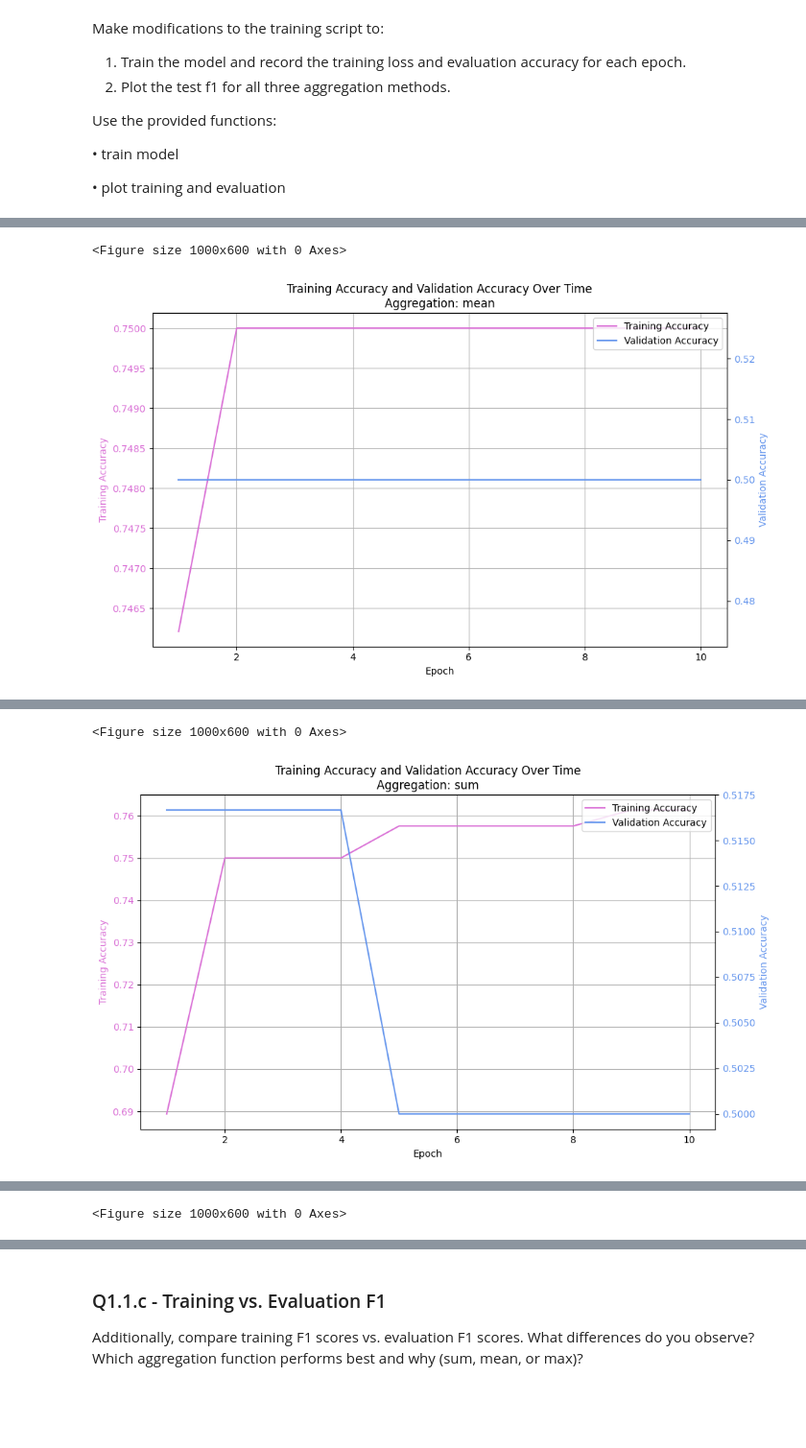
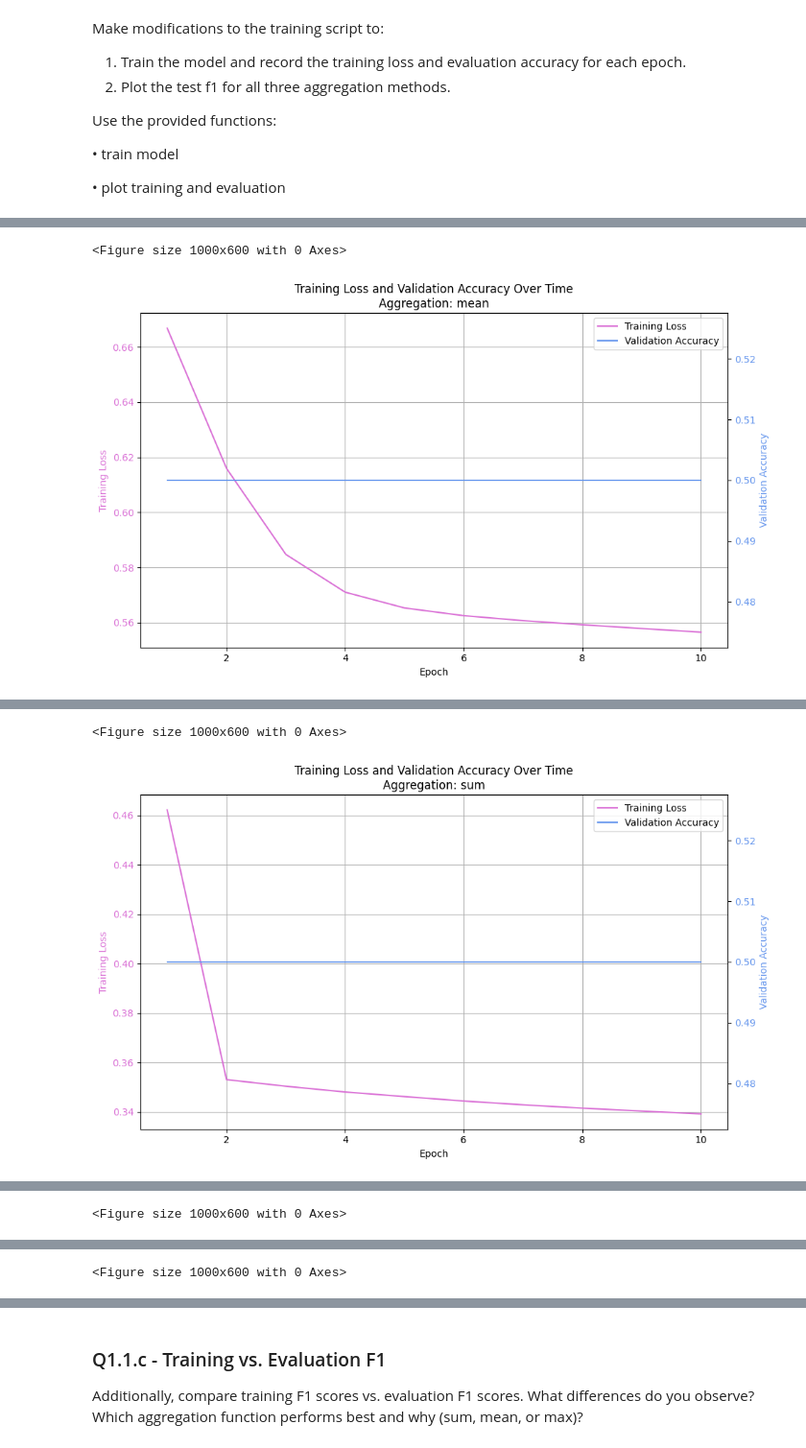
Before and after one commit to belfioreasia/Deep-Graph-Based-Learning, a Jupyter notebook: Coursework/q1_graph_classification.ipynb, the cells around one changed output, grey strips where cells are left out. Shown at 96% size. Cells and saved outputs as stored; diff of their text form; code cells hidden in the pictures; blank space fills up the shorter version.

Commit message:
Fixed wrong plots. Partially wrote report.

```diff
--- a/Coursework/q1_graph_classification.ipynb
+++ b/Coursework/q1_graph_classification.ipynb
@@ -505,21 +542,22 @@ def plot_training_and_validation(training_losses, validation_losses, aggregation
 # ADDED HELPER FUNCTION
 def run_epoch(model, dataset, optimizer, criterion, return_embeddings=False, train=True, **kwargs):
     """
-    Runs a single epoch of training or evaluation. Adapted from the original 'train_epoch' function.
+    Runs a single epoch of training or evaluation.
+    Adapted from the original 'train_epoch' and 'test' functions.
     Args:
         - model (nn.Module): The GCN model
         - dataset (list): The dataset used to train or perform validation
         - optimizer (torch.optim): The optimizer used for training
         - criterion (torch.nn): The loss function
-        - return_embeddings (bool): Whether to return the model's embeddings or not
-        - train (bool): Whether to train (True) the model or validate (False)
-        - kwargs: Additional keyword arguments to pass to the model's forward method
+        - return_embeddings (bool): Whether to return the model's embeddings or not (Default: False)
+        - train (bool): Whether to train (True) the model or validate (False) (Default: True)
+        - kwargs: Additional keyword arguments to pass to the model's forward call
     Returns:
         - average_loss (float): The average model loss over the given dataset
         - accuracy (float): The accuracy  over the given dataset
         - (predicted_labels, true_labels) (tuple): the predicted and true labels over the given dataset
-        - (all_embeddings_H1, adjusted_label) (tuple): the H1 embeddings and adjusted labels
-                                                        NB: Only returned if 'return_embeddings' is True
+        - (all_embeddings_H1, adjusted_label) (tuple): the learned embeddings and adjusted labels
+                                                        Only returned if 'return_embeddings' is True
     """
     if train:
         model.train()
@@ -581,10 +619,7 @@ def run_epoch(model, dataset, optimizer, criterion, return_embeddings=False, tra
     if train:
         if return_embeddings:
             return average_loss, accuracy, (predicted_labels, true_labels), (all_layer_embeddings, adjusted_label)
-        else:
-            return average_loss, accuracy, (predicted_labels, true_labels)
-    else:
-        return average_loss, accuracy, (predicted_labels, true_labels)
+    return average_loss, accuracy, (predicted_labels, true_labels)
 
 
 def train_model(model, optimizer, criterion, train_dataset, validation_dataset, epochs, graph_aggregation_method, verbose, f1 = False):
@@ -595,8 +630,9 @@ def train_model(model, optimizer, criterion, train_dataset, validation_dataset,
         - criterion (torch.nn): The loss function
         - train_dataset (list): The dataset used to train the model
         - validation_dataset (list): The dataset used for validation
-        - epochs (int): The number of epochs to train the model
+        - epochs (int): The number of epochs to run for training
         - graph_aggregation_method (str): Chosen method for global graph aggegation
+        - verbose (bool): Whether to print the training and validation results during epochs
         - f1 (bool): Whether to calculate training and validation F1 scores or not
     Returns:
         - train_losses (list): The average model loss over the training dataset
@@ -611,6 +647,7 @@ def train_model(model, optimizer, criterion, train_dataset, validation_dataset,
 
     """
     step = 1
+    # adjust the frequency of verbose printing for large number of epochs
     if epochs > 50:
         step = 10
 
@@ -641,13 +678,14 @@ def train_model(model, optimizer, criterion, train_dataset, validation_dataset,
         eval_accuracies.append(eval_acc)
 
         if f1:
+            # Calculate F1 scores ONLY if f1 is set to True
             train_epoch_f1 = f1_score(train_true_labels, train_predicted_labels, average='macro')
             train_F1.append(train_epoch_f1)
             eval_epoch_f1 = f1_score(eval_true_labels, eval_predicted_labels, average='macro')
             eval_F1.append(eval_epoch_f1)
 
-        # INCLUDE THiS STATEMENT IN YOUR CODE
-        if (verbose) and ((epoch + 1) % step == 0): # print every 10 epochs if more than 50 total epochs
+        # INCLUDE THIS STATEMENT IN YOUR CODE
+        if (verbose) and ((epoch + 1) % step == 0):
             print(f"Epoch {epoch+1}:")
             print(f"     Train Loss: {train_loss}, Train Accuracy: {train_acc:.4f}")
             print(f"     Validation Loss: {eval_loss}, Validation Accuracy: {eval_acc:.4f}")
@@ -678,6 +716,7 @@ hidden_dim = 8
 # ####################################################
 
 aggregation_methods = ["mean", "sum", "max"]
+f1_scores = []
 
 # TRAIN
 num_epochs = 10
@@ -690,7 +729,7 @@ for i,aggregation in enumerate(aggregation_methods):
 
     print(f"------- Using '{aggregation}' aggregation -------")
     # Train 3 identical models separately with different aggregation methods
-    train_losses, train_accuracies, validation_accuracies = train_model(
+    train_losses, train_accuracies, eval_losses, validation_accuracies, train_F1, eval_F1 = train_model(
         model,
         optimizer,
         criterion,
@@ -698,11 +737,16 @@ for i,aggregation in enumerate(aggregation_methods):
         eval_data,
         epochs=num_epochs,
         graph_aggregation_method=aggregation,
-        verbose=True,
-        f1 = False
+        verbose=False,
+        f1 = True
     )
+    f1_scores.append(eval_F1)
     # Visualising
-    plot_training_and_validation(train_accuracies, validation_accuracies, aggregation=aggregation, save=True, plot_name=f"{aggregation}_acc")
+    plot_training_and_validation(train_losses, validation_accuracies, aggregation=aggregation,
+                                 graph1_label="Training Loss", graph2_label="Validation Accuracy", title=f"Training Loss and Validation Accuracy Over Time\nAggregation: {aggregation}",
+                                 save=True, plot_name=f"{aggregation}_loss_acc")
+
+plot_f1(f1_scores, aggregation_methods, colors = ['orchid', 'cornflowerblue', 'forestgreen'], title='Validation F1 Scores per Aggregation Method Over Time', save=True, plot_name="eval_f1_scores")
 
 # ####################################################
 # END OF MODIFICATION
@@ -728,3 +756,3 @@ Epoch 10:
 <Figure size 1000x600 with 0 Axes>
-[figure, old version]
+[figure, new version]
 ------- Using 'sum' aggregation -------
@@ -747,3 +759,3 @@ Epoch 10:
 <Figure size 1000x600 with 0 Axes>
-[figure, old version]
+[figure, new version]
 ------- Using 'max' aggregation -------
@@ -767,0 +764 @@ Epoch 10:
+<Figure size 1000x600 with 0 Axes>
```
Also changed, not shown: parts of 13 cells of this notebook, 52 other files.
